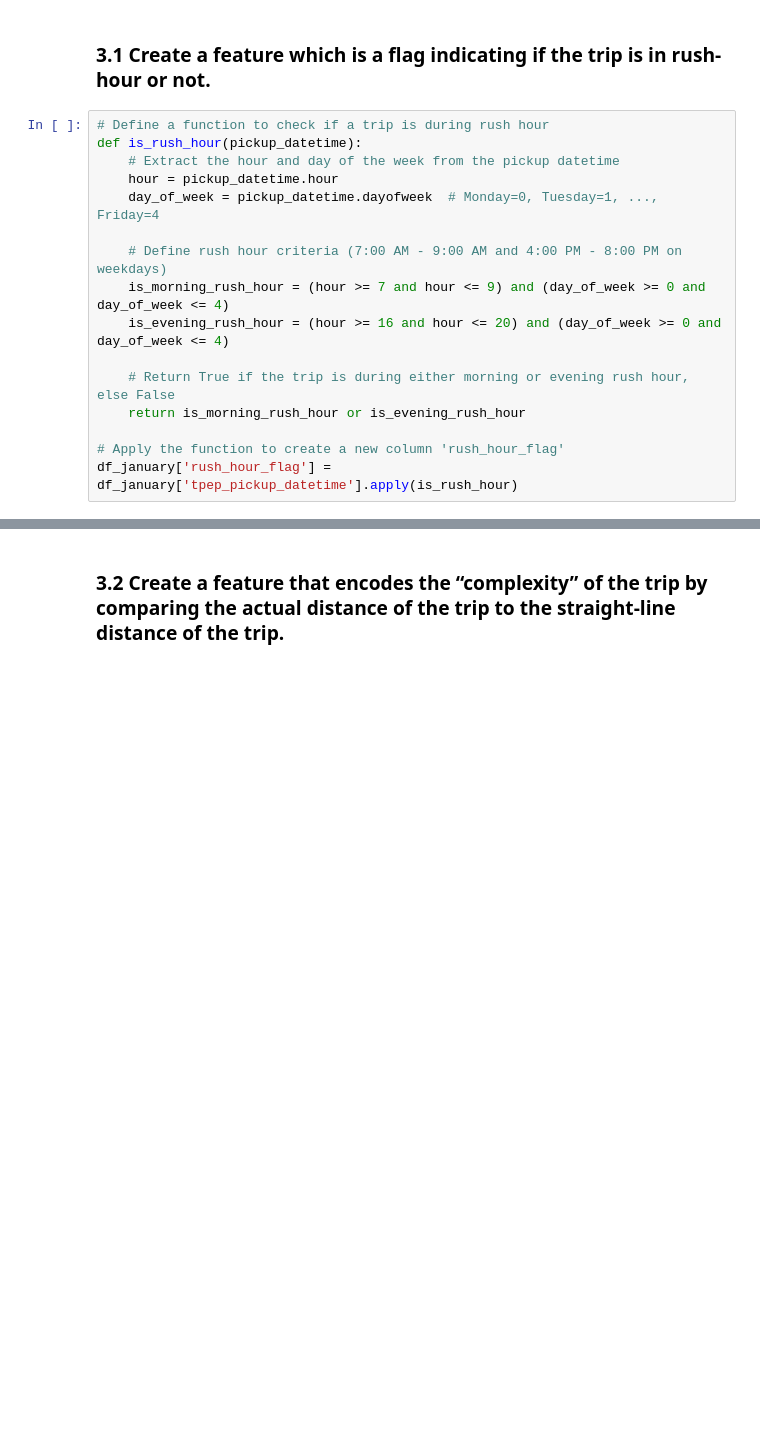
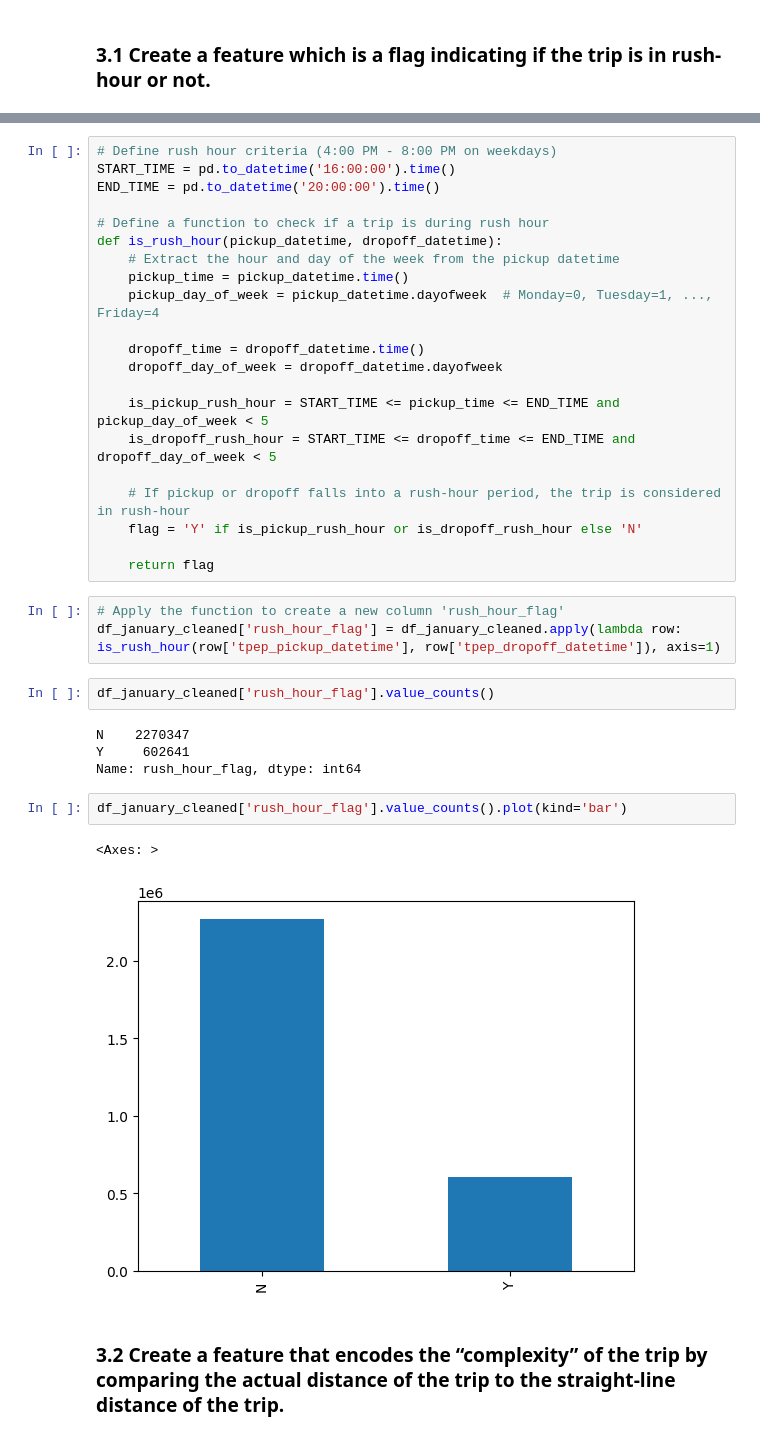
Before and after one commit to melbreaker/Taxi-Trip-Records-Data-Analysis, a Jupyter notebook: taxi-trip-records-data-analysis.ipynb, the cells around one changed output, grey strips where cells are left out. Drawn from its saved outputs; the diff is of its cells as text; blank space fills up the shorter version.

```diff
--- a/taxi-trip-records-data-analysis.ipynb
+++ b/taxi-trip-records-data-analysis.ipynb
@@ -493,19 +508,3 @@ Columns 'tip_amount' and 'total_amount' are highly correlated with a correlation
 ## 3. Featurization
 # %% [markdown]
 ### 3.1 Create a feature which is a flag indicating if the trip is in rush-hour or not.
-# %%
-# Define a function to check if a trip is during rush hour
-def is_rush_hour(pickup_datetime):
-    # Extract the hour and day of the week from the pickup datetime
-    hour = pickup_datetime.hour
-    day_of_week = pickup_datetime.dayofweek  # Monday=0, Tuesday=1, ..., Friday=4
-
-    # Define rush hour criteria (7:00 AM - 9:00 AM and 4:00 PM - 8:00 PM on weekdays)
-    is_morning_rush_hour = (hour >= 7 and hour <= 9) and (day_of_week >= 0 and day_of_week <= 4)
-    is_evening_rush_hour = (hour >= 16 and hour <= 20) and (day_of_week >= 0 and day_of_week <= 4)
-
-    # Return True if the trip is during either morning or evening rush hour, else False
-    return is_morning_rush_hour or is_evening_rush_hour
-
-# Apply the function to create a new column 'rush_hour_flag'
-df_january['rush_hour_flag'] = df_january['tpep_pickup_datetime'].apply(is_rush_hour)
@@ -527,3 +513,38 @@ print(df_january[['tpep_pickup_datetime', 'rush_hour_flag']].head(10))
+# %%
+# Define rush hour criteria (4:00 PM - 8:00 PM on weekdays)
+START_TIME = pd.to_datetime('16:00:00').time()
+END_TIME = pd.to_datetime('20:00:00').time()
+
+# Define a function to check if a trip is during rush hour
+def is_rush_hour(pickup_datetime, dropoff_datetime):
+    # Extract the hour and day of the week from the pickup datetime
+    pickup_time = pickup_datetime.time()
+    pickup_day_of_week = pickup_datetime.dayofweek  # Monday=0, Tuesday=1, ..., Friday=4
+
+    dropoff_time = dropoff_datetime.time()
+    dropoff_day_of_week = dropoff_datetime.dayofweek
+
+    is_pickup_rush_hour = START_TIME <= pickup_time <= END_TIME and pickup_day_of_week < 5
+    is_dropoff_rush_hour = START_TIME <= dropoff_time <= END_TIME and dropoff_day_of_week < 5
+
+    # If pickup or dropoff falls into a rush-hour period, the trip is considered in rush-hour
+    flag = 'Y' if is_pickup_rush_hour or is_dropoff_rush_hour else 'N'
+
+    return flag
+# %%
+# Apply the function to create a new column 'rush_hour_flag'
+df_january_cleaned['rush_hour_flag'] = df_january_cleaned.apply(lambda row: is_rush_hour(row['tpep_pickup_datetime'], row['tpep_dropoff_datetime']), axis=1)
+# %%
+df_january_cleaned['rush_hour_flag'].value_counts()
+# %% [output]
+N    2270347
+Y     602641
+Name: rush_hour_flag, dtype: int64
+# %%
+df_january_cleaned['rush_hour_flag'].value_counts().plot(kind='bar')
+# %% [output]
+<Axes: >
+[figure, added]
 # %% [markdown]
 ### 3.2 Create a feature that encodes the “complexity” of the trip by comparing the actual distance of the trip to the straight-line distance of the trip.
 # %%
```
Also changed, not shown: parts of 15 cells of this notebook.
